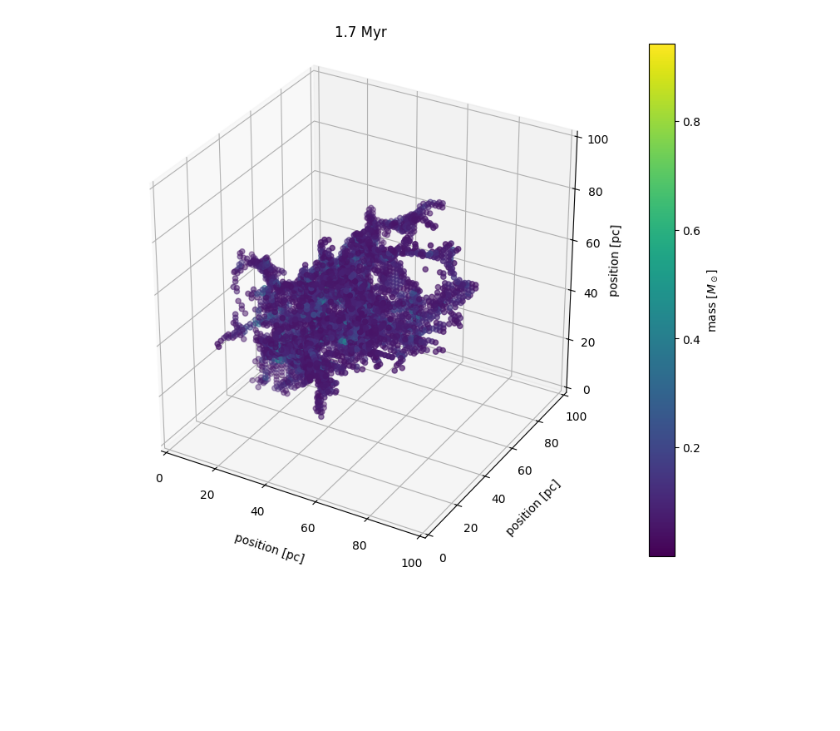
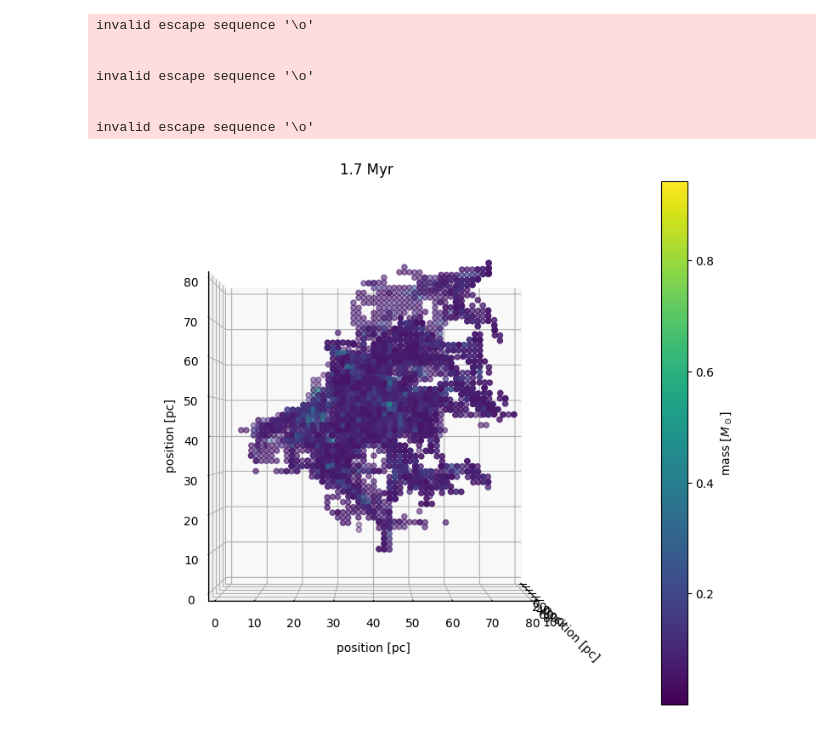
Before and after one commit to kotora260/StarGen, a Jupyter notebook: analysis_mass_ppp/dendro3D_2200.ipynb, the cells around one changed output. Cells and saved outputs as stored; diff of their text form; code cells hidden in the pictures; blank space fills up the shorter version.

```diff
--- a/analysis_mass_ppp/dendro3D_2200.ipynb
+++ b/analysis_mass_ppp/dendro3D_2200.ipynb
@@ -47,37 +47,46 @@ colormap = plt.get_cmap('viridis')
 norm = plt.Normalize(gas_mass.min(), gas_mass.max())
 
 fig = plt.figure(figsize=(10,8))
 ax = fig.add_subplot(111, projection='3d')
 ax.set_box_aspect((1,1,1))
 
 x_coords = np.repeat(np.arange(shape[0]), shape[1]*shape[2]) * hx
 y_coords = np.tile(np.repeat(np.arange(shape[1]), shape[2]), shape[0]) * hy
 z_coords = np.tile(np.arange(shape[2]), shape[0]*shape[1]) * hz
 
 threshold = 0.05
 mask= gas_mass > threshold
 
 x_filtered = x_coords[mask]
 y_filtered = y_coords[mask]
 z_filtered = z_coords[mask]
 gas_mass_filtered = gas_mass[mask]
 
-scatter = ax.scatter(x_filtered, y_filtered, z_filtered, c=gas_mass_filtered, cmap=colormap, norm=norm)
+scatter = ax.scatter(x_filtered, z_filtered, y_filtered, c=gas_mass_filtered, cmap=colormap, norm=norm)
 
 cbar = plt.colorbar(scatter, ax=ax, orientation='vertical')
 cbar.set_label('mass [$M_\odot$]')
 
 ax.set_xlim3d(0, 100)
-ax.set_ylim3d(0, 100)
-ax.set_zlim3d(0, 100)
+ax.set_ylim3d(0, 80)
+ax.set_zlim3d(0, 80)
+
+ax.view_init(0, 0)
 
 plt.title("1.7 Myr")
 
 X = ax.set_xlabel('position [pc]', labelpad=10)
 Y = ax.set_ylabel('position [pc]', labelpad=10)
 Z = ax.set_zlabel('position [pc]', labelpad=4)
 # %% [output]
+invalid escape sequence '\o'
+
+
+invalid escape sequence '\o'
+
+
+invalid escape sequence '\o'
-[figure, old version]
+[figure, new version]
 # %%
 # compute dendrogram
 
```
Also changed, not shown: parts of 4 cells of this notebook, 3 other files.
